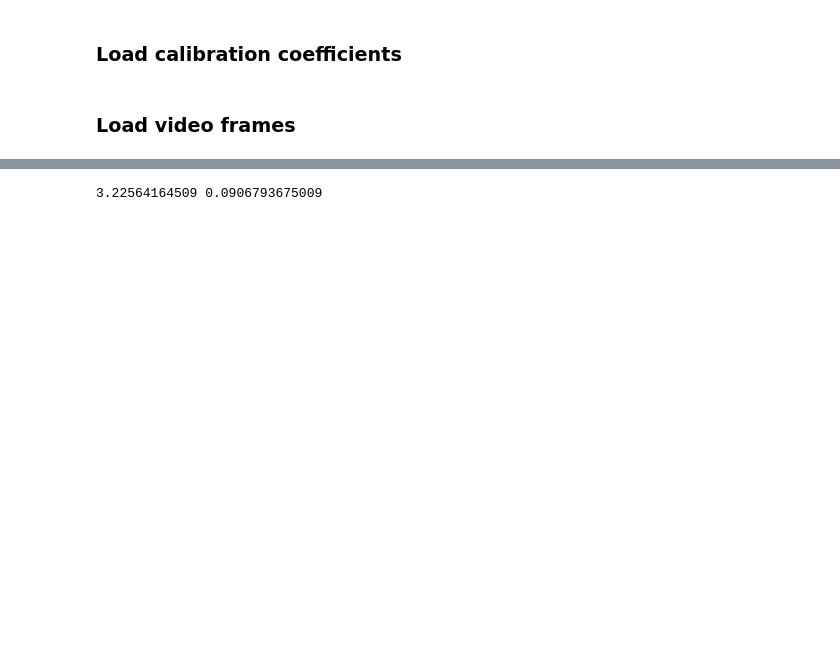
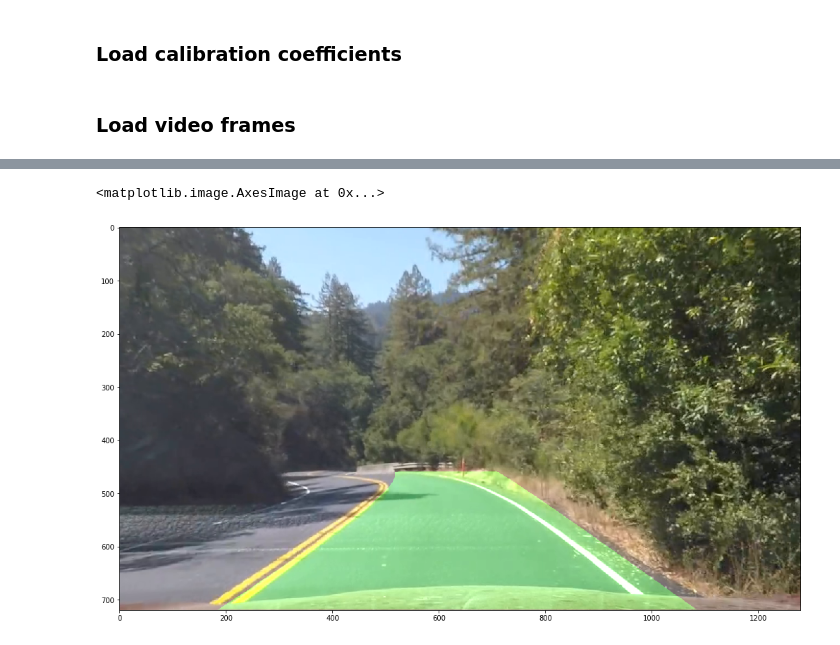
Before and after one commit to camigord/Self-Driving-Car-Nanodegree, a Jupyter notebook: P4-Advanced-Lane-Finding/Untitled.ipynb, the cells around one changed output, grey strips where cells are left out. Saved outputs shown, nothing was run; the diff lists cells and outputs as text; code cells hidden in the pictures; blank space fills up the shorter version.

```diff
--- a/P4-Advanced-Lane-Finding/Untitled.ipynb
+++ b/P4-Advanced-Lane-Finding/Untitled.ipynb
@@ -70,11 +64,34 @@ plt.ylim(720, 0)
-# %%
-xm_per_pix = 3.7/700
-a = right_fitx - left_fitx
-a = a * xm_per_pix
-#print(a, 'm')
-print(np.mean(a), np.std(a))
-
-#a = right_fitx[-1] - left_fitx[-1]
-#print(a * xm_per_pix, 'm')
-# %% [output]
-3.22564164509 0.0906793675009
+# %%
+# Create an image to draw the lines on
+warp_zero = np.zeros_like(thresholded).astype(np.uint8)
+color_warp = np.dstack((warp_zero, warp_zero, warp_zero))
+
+ploty = np.linspace(0, thresholded.shape[0]-1, thresholded.shape[0] )
+left_best_fit = left_lane.get_best_fit()[0]
+right_best_fit = right_lane.get_best_fit()[0]
+
+if left_best_fit is not None and right_best_fit is not None:
+    left_fitx = left_best_fit[0]*ploty**2 + left_best_fit[1]*ploty + left_best_fit[2]
+    right_fitx = right_best_fit[0]*ploty**2 + right_best_fit[1]*ploty + right_best_fit[2]
+
+    # Recast the x and y points into usable format for cv2.fillPoly()
+    pts_left = np.array([np.transpose(np.vstack([left_fitx, ploty]))])
+    pts_right = np.array([np.flipud(np.transpose(np.vstack([right_fitx, ploty])))])
+    pts = np.hstack((pts_left, pts_right))
+
+    # Draw the lane onto the warped blank image
+    cv2.fillPoly(color_warp, np.int_([pts]), (0,255, 0))
+
+    # Warp the blank back to original image space using inverse perspective matrix (Minv)
+    newwarp = get_inverse_transform(color_warp)
+    # Combine the result with the original image
+    result = cv2.addWeighted(undistorted, 1, newwarp, 0.3, 0)
+
+else:
+    result = undistorted
+
+plt.figure(figsize=(20,10))
+plt.imshow(result)
+# %% [output]
+<matplotlib.image.AxesImage at 0x...>
+[figure, added]
```
Also changed, not shown: parts of 12 cells of this notebook, 3 other files.
